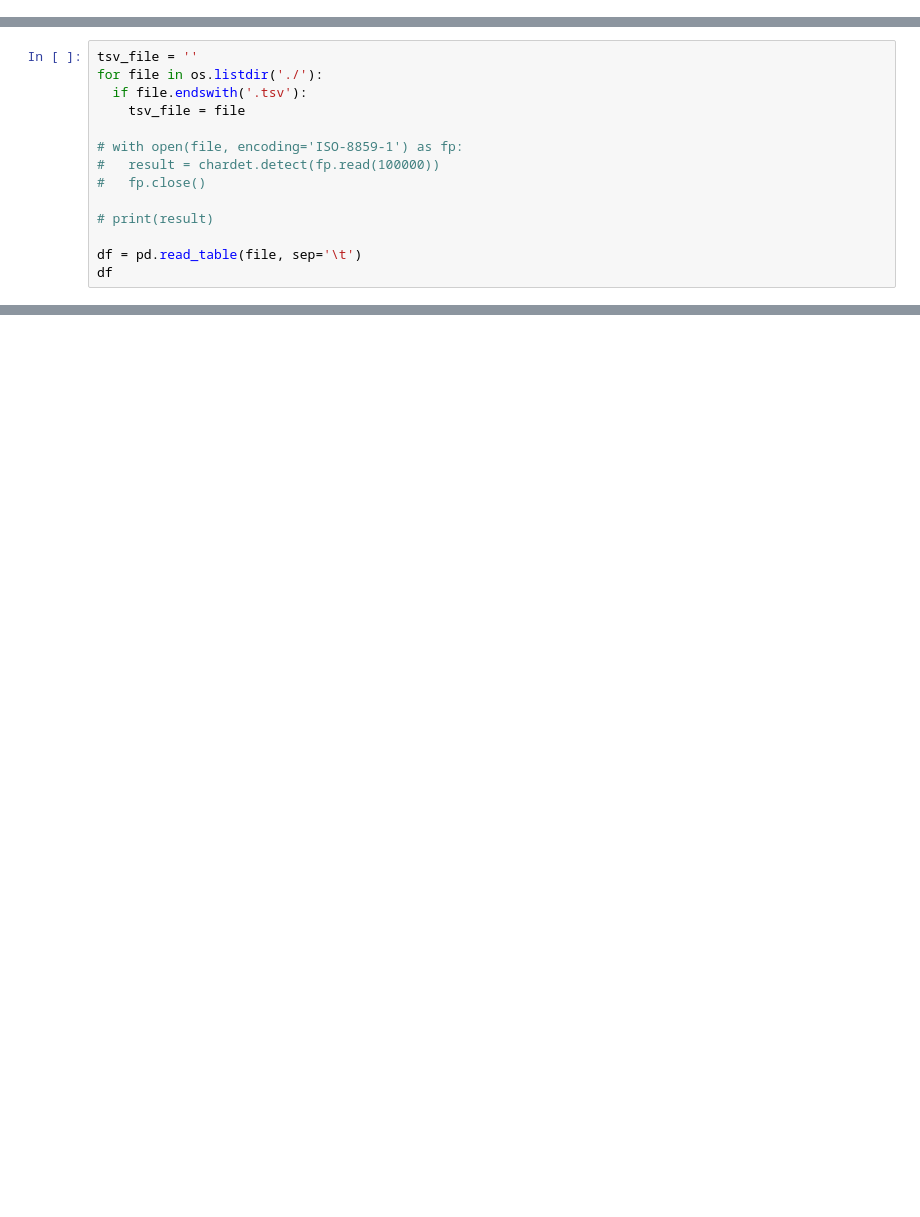
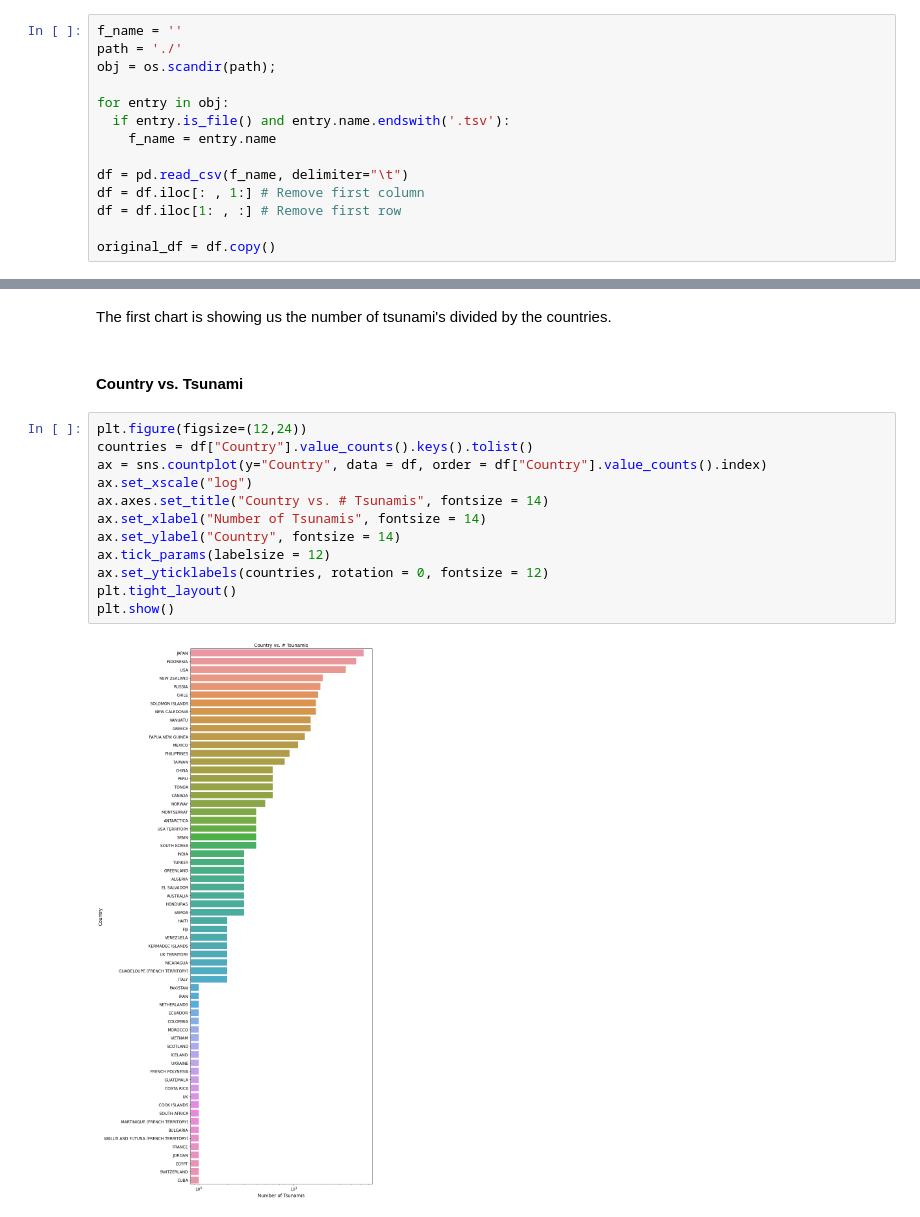
Before and after one commit to orrgorenn/data_science_project, a Jupyter notebook: intro.ipynb, the cells around one changed output, grey strips where cells are left out. Drawn from its saved outputs; the diff is of its cells as text; blank space fills up the shorter version.

```diff
--- a/intro.ipynb
+++ b/intro.ipynb
@@ -83 +96,15 @@ Total Houses Destroyed Description
+# %%
+f_name = ''
+path = './'
+obj = os.scandir(path);
+
+for entry in obj:
+  if entry.is_file() and entry.name.endswith('.tsv'):
+    f_name = entry.name
+
+df = pd.read_csv(f_name, delimiter="\t")
+df = df.iloc[: , 1:] # Remove first column
+df = df.iloc[1: , :] # Remove first row
+
+original_df = df.copy()
 # %% [markdown]
@@ -85,14 +111,0 @@ Cleaning The Data recieved
-# %%
-tsv_file = ''
-for file in os.listdir('./'):
-  if file.endswith('.tsv'):
-    tsv_file = file
-
-# with open(file, encoding='ISO-8859-1') as fp:
-#   result = chardet.detect(fp.read(100000))
-#   fp.close()
-
-# print(result)
-
-df = pd.read_table(file, sep='\t')
-df
@@ -100,0 +157,18 @@ UnicodeDecodeError: 'utf-8' codec can't decode byte 0xcf in position 0: invalid
+# %% [markdown]
+The first chart is showing us the number of tsunami's divided by the countries.
+# %% [markdown]
+#### Country vs. Tsunami
+# %%
+plt.figure(figsize=(12,24))
+countries = df["Country"].value_counts().keys().tolist()
+ax = sns.countplot(y="Country", data = df, order = df["Country"].value_counts().index)
+ax.set_xscale("log")
+ax.axes.set_title("Country vs. # Tsunamis", fontsize = 14)
+ax.set_xlabel("Number of Tsunamis", fontsize = 14)
+ax.set_ylabel("Country", fontsize = 14)
+ax.tick_params(labelsize = 12)
+ax.set_yticklabels(countries, rotation = 0, fontsize = 12)
+plt.tight_layout()
+plt.show()
+# %% [output]
+[figure, added]
```
Also changed, not shown: parts of 32 cells of this notebook, 1 other file.
